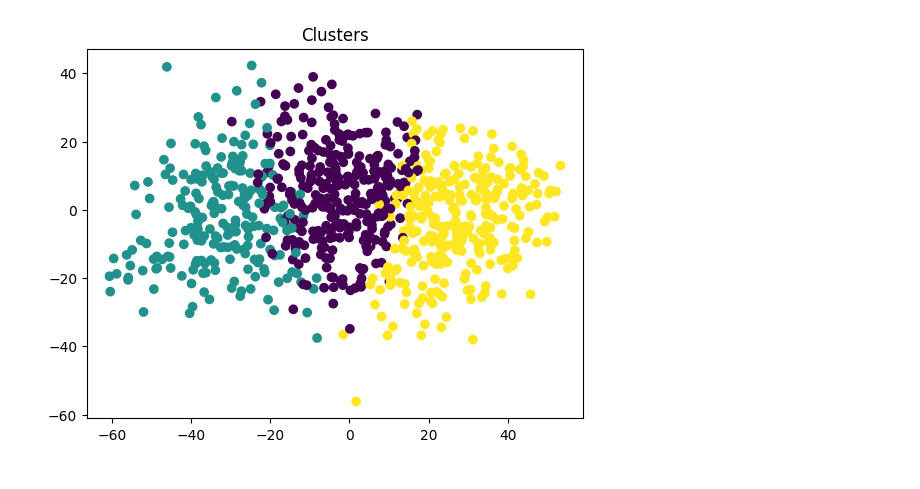
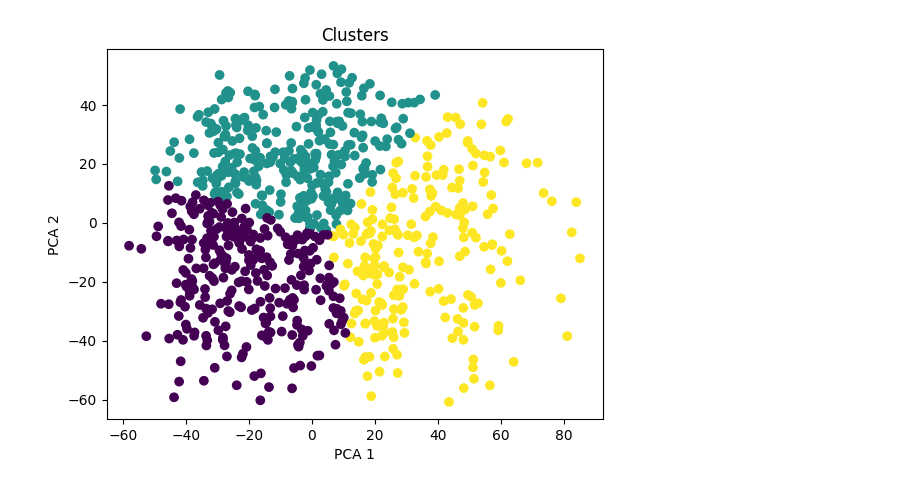
Before and after one commit to mrapo2007-svg/ml-spotify-project, a Jupyter notebook: notebooks/T3_Unsupervised.ipynb, the cells around one changed output. Cells and saved outputs as stored; diff of their text form; code cells hidden in the pictures.

```diff
--- a/notebooks/T3_Unsupervised.ipynb
+++ b/notebooks/T3_Unsupervised.ipynb
@@ -9,22 +9,23 @@ df = pd.read_csv("../data/cleaned.csv")
 # Normalize column names
 df.columns = df.columns.str.strip().str.lower().str.replace(" ", "_")
 # %%
-# Dynamically find columns
-dance_col = next((c for c in df.columns if "dance" in c), None)
-energy_col = next((c for c in df.columns if "energy" in c), None)
-valence_col = next((c for c in df.columns if "valence" in c), None)
-tempo_col = next((c for c in df.columns if "tempo" in c), None)
-
-cols = [c for c in [dance_col, energy_col, valence_col, tempo_col] if c]
+# Explicit column names
+dance_col = "danceability_%"
+energy_col = "energy_%"
+valence_col = "valence_%"
+tempo_col = "bpm"
 # %%
 # Convert to numeric
-for col in cols:
-    df[col] = pd.to_numeric(df[col], errors='coerce')
+df[dance_col] = pd.to_numeric(df[dance_col], errors='coerce')
+df[energy_col] = pd.to_numeric(df[energy_col], errors='coerce')
+df[valence_col] = pd.to_numeric(df[valence_col], errors='coerce')
+df[tempo_col] = pd.to_numeric(df[tempo_col], errors='coerce')
 
-df = df.dropna(subset=cols)
+# Drop NaN
+df = df.dropna(subset=[dance_col, energy_col, valence_col, tempo_col])
 # %%
 # Select features
-X = df[cols]
+X = df[[dance_col, energy_col, valence_col, tempo_col]]
 # %%
 # KMeans
 kmeans = KMeans(n_clusters=3, n_init=10)
@@ -32,13 +33,15 @@ df['cluster_label'] = kmeans.fit_predict(X)
 # %%
 # PCA
 pca = PCA(n_components=2)
 X_pca = pca.fit_transform(X)
 
 plt.scatter(X_pca[:, 0], X_pca[:, 1], c=df['cluster_label'])
 plt.title("Clusters")
+plt.xlabel("PCA 1")
+plt.ylabel("PCA 2")
 plt.show()
 # %% [output]
-[figure, old version]
+[figure, new version]
 # %%
 # Save
 df.to_csv("../data/clustered.csv", index=False)
```
Also changed, not shown: parts of 1 cell of this notebook.
